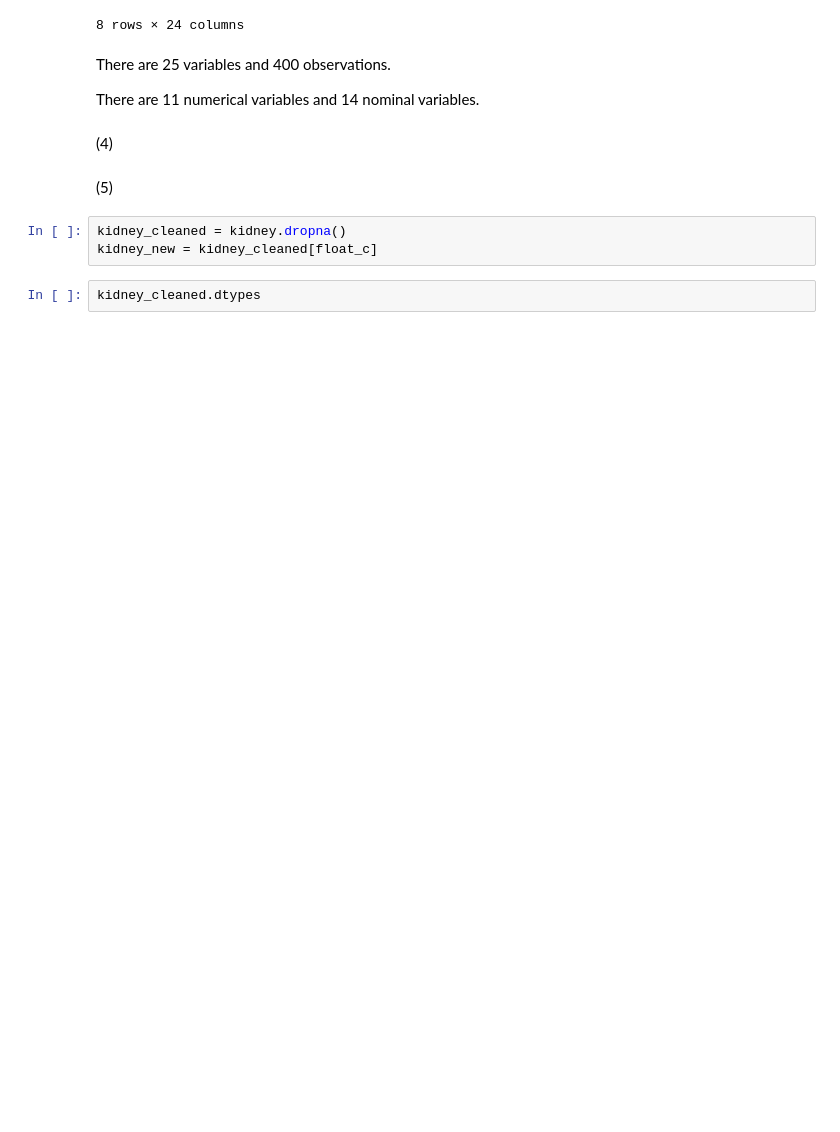
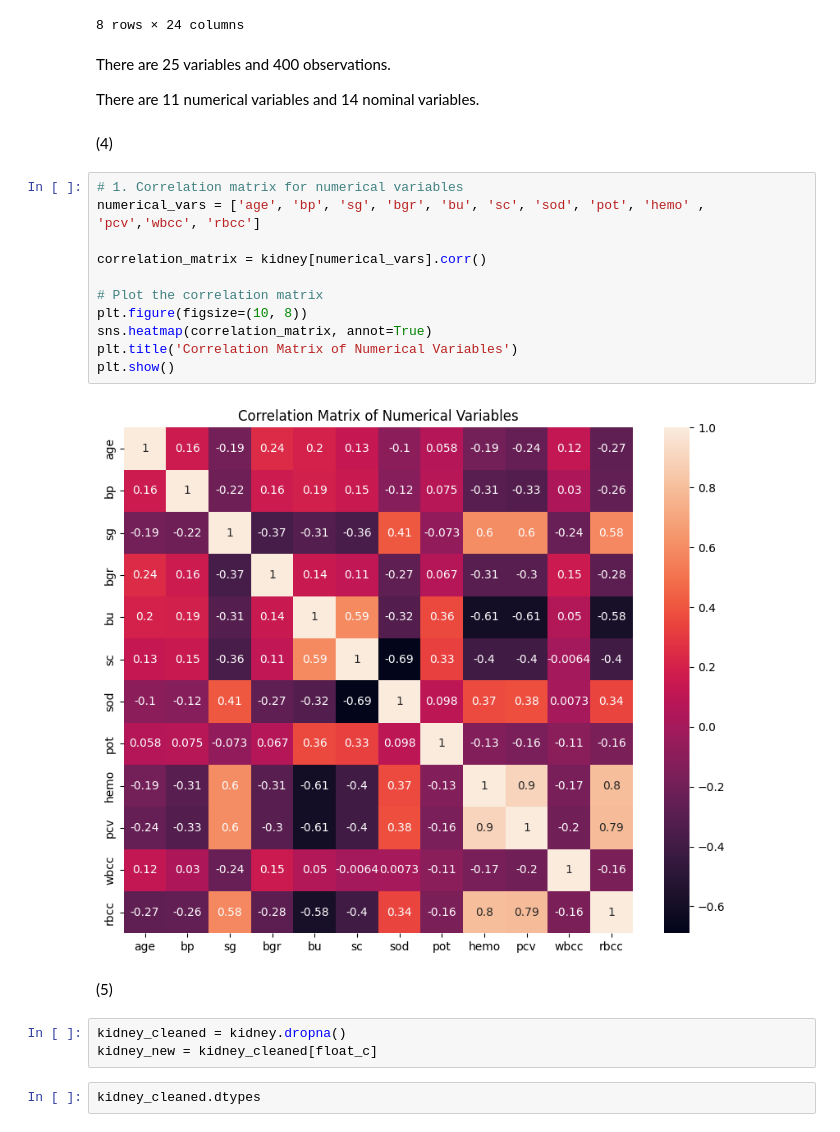
Before and after one commit to Amberxuuu22/Stats3da, a Jupyter notebook: Assignment6.ipynb, the cells around one changed output. Drawn from its saved outputs; the diff is of its cells as text; blank space fills up the shorter version.

```diff
--- a/Assignment6.ipynb
+++ b/Assignment6.ipynb
@@ -108,6 +107,19 @@ There are 25 variables and 400 observations.
 There are 11 numerical variables and 14 nominal variables.
 # %% [markdown]
 (4)
+# %%
+# 1. Correlation matrix for numerical variables
+numerical_vars = ['age', 'bp', 'sg', 'bgr', 'bu', 'sc', 'sod', 'pot', 'hemo' , 'pcv','wbcc', 'rbcc']
+
+correlation_matrix = kidney[numerical_vars].corr()
+
+# Plot the correlation matrix
+plt.figure(figsize=(10, 8))
+sns.heatmap(correlation_matrix, annot=True)
+plt.title('Correlation Matrix of Numerical Variables')
+plt.show()
+# %% [output]
+[figure, added]
 # %% [markdown]
 (5)
 # %%
```
Also changed, not shown: parts of 9 cells of this notebook.
